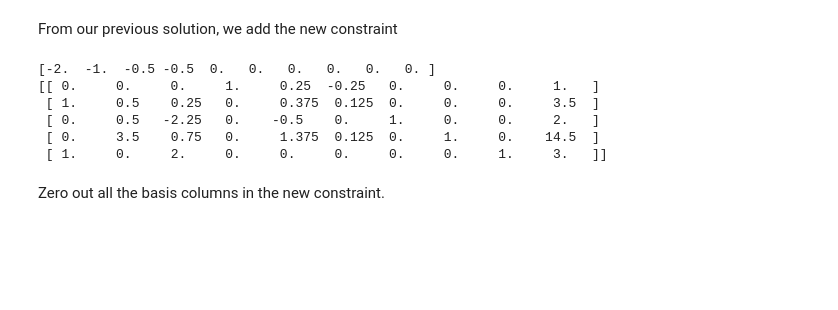
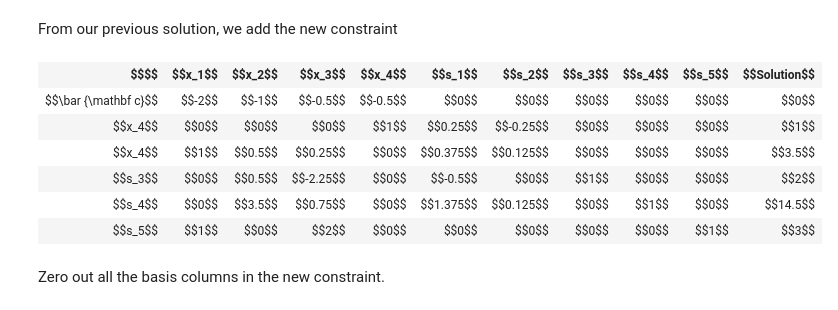
Before and after one commit to 0WN463/wellspring, a Jupyter notebook: linear_optimization/sensitivity_analysis.ipynb, the cells around one changed output. Drawn from its saved outputs; the diff is of its cells as text; code cells hidden in the pictures; blank space fills up the shorter version.

```diff
--- a/linear_optimization/sensitivity_analysis.ipynb
+++ b/linear_optimization/sensitivity_analysis.ipynb
@@ -731,16 +770,18 @@ Final tableau
 # %% [markdown]
 From our previous solution, we add the new constraint
 # %%
-tableau = np.hstack((sol_tableau[:,:-1], np.zeros((4, 1)), sol_tableau[:,-1:]))
+tableau = np.hstack(
+    (sol_tableau[:, :-1], np.zeros((4, 1)), sol_tableau[:, -1:]))
 tableau = np.vstack((tableau, [1, 0, 2, 0, 0, 0, 0, 0, 1, 3]))
-print_table(costs, tableau)
+print_table(costs, tableau, new_variables)
 # %% [output]
-[-2.  -1.  -0.5 -0.5  0.   0.   0.   0.   0.   0. ]
-[[ 0.     0.     0.     1.     0.25  -0.25   0.     0.     0.     1.   ]
- [ 1.     0.5    0.25   0.     0.375  0.125  0.     0.     0.     3.5  ]
- [ 0.     0.5   -2.25   0.    -0.5    0.     1.     0.     0.     2.   ]
- [ 0.     3.5    0.75   0.     1.375  0.125  0.     1.     0.    14.5  ]
- [ 1.     0.     2.     0.     0.     0.     0.     0.     1.     3.   ]]
+| $$$$ | $$x_1$$ | $$x_2$$ | $$x_3$$ | $$x_4$$ | $$s_1$$ | $$s_2$$ | $$s_3$$ | $$s_4$$ | $$s_5$$ | $$Solution$$ |
+| $$\bar {\mathbf c}$$ | $$-2$$ | $$-1$$ | $$-0.5$$ | $$-0.5$$ | $$0$$ | $$0$$ | $$0$$ | $$0$$ | $$0$$ | $$0$$ |
+| $$x_4$$ | $$0$$ | $$0$$ | $$0$$ | $$1$$ | $$0.25$$ | $$-0.25$$ | $$0$$ | $$0$$ | $$0$$ | $$1$$ |
+| $$x_4$$ | $$1$$ | $$0.5$$ | $$0.25$$ | $$0$$ | $$0.375$$ | $$0.125$$ | $$0$$ | $$0$$ | $$0$$ | $$3.5$$ |
+| $$s_3$$ | $$0$$ | $$0.5$$ | $$-2.25$$ | $$0$$ | $$-0.5$$ | $$0$$ | $$1$$ | $$0$$ | $$0$$ | $$2$$ |
+| $$s_4$$ | $$0$$ | $$3.5$$ | $$0.75$$ | $$0$$ | $$1.375$$ | $$0.125$$ | $$0$$ | $$1$$ | $$0$$ | $$14.5$$ |
+| $$s_5$$ | $$1$$ | $$0$$ | $$2$$ | $$0$$ | $$0$$ | $$0$$ | $$0$$ | $$0$$ | $$1$$ | $$3$$ |
 # %% [markdown]
 Zero out all the basis columns in the new constraint.
 # %%
```
Also changed, not shown: parts of 21 cells of this notebook, 4 other files.
